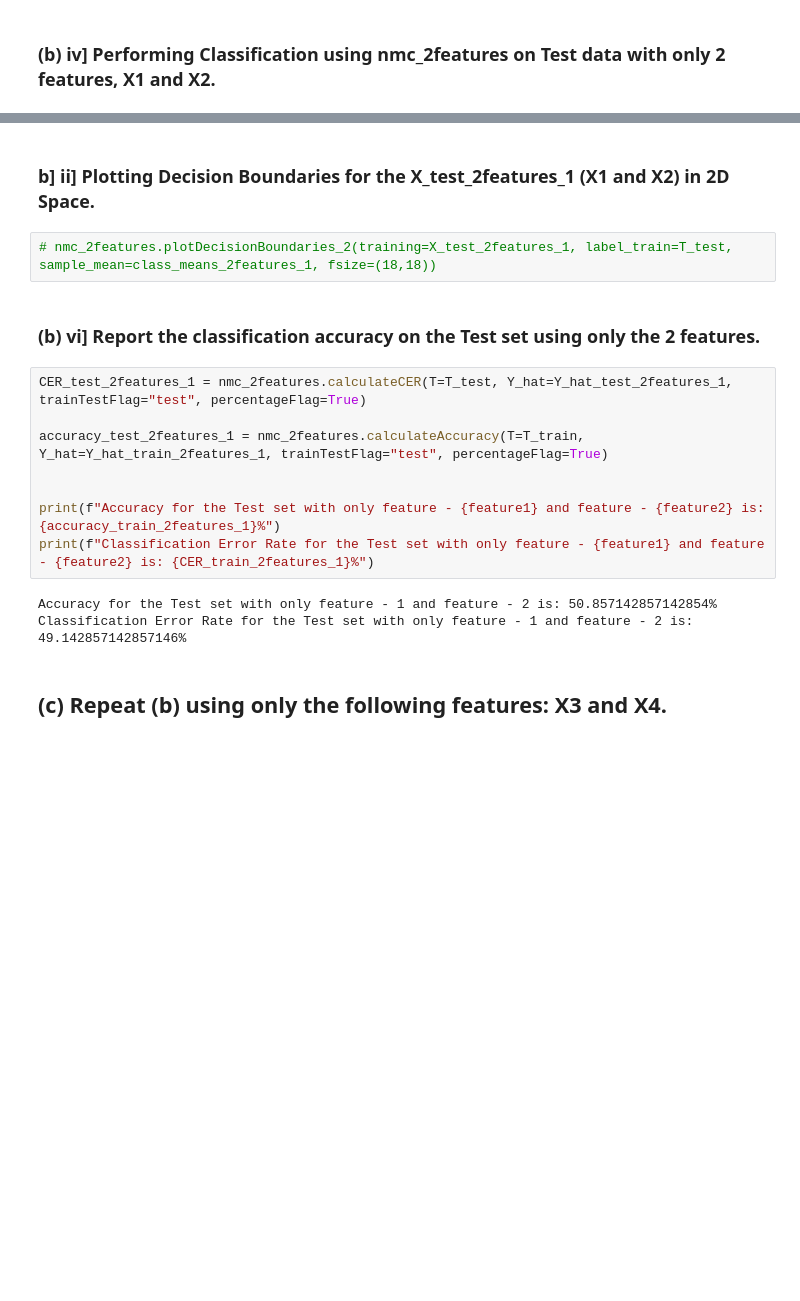
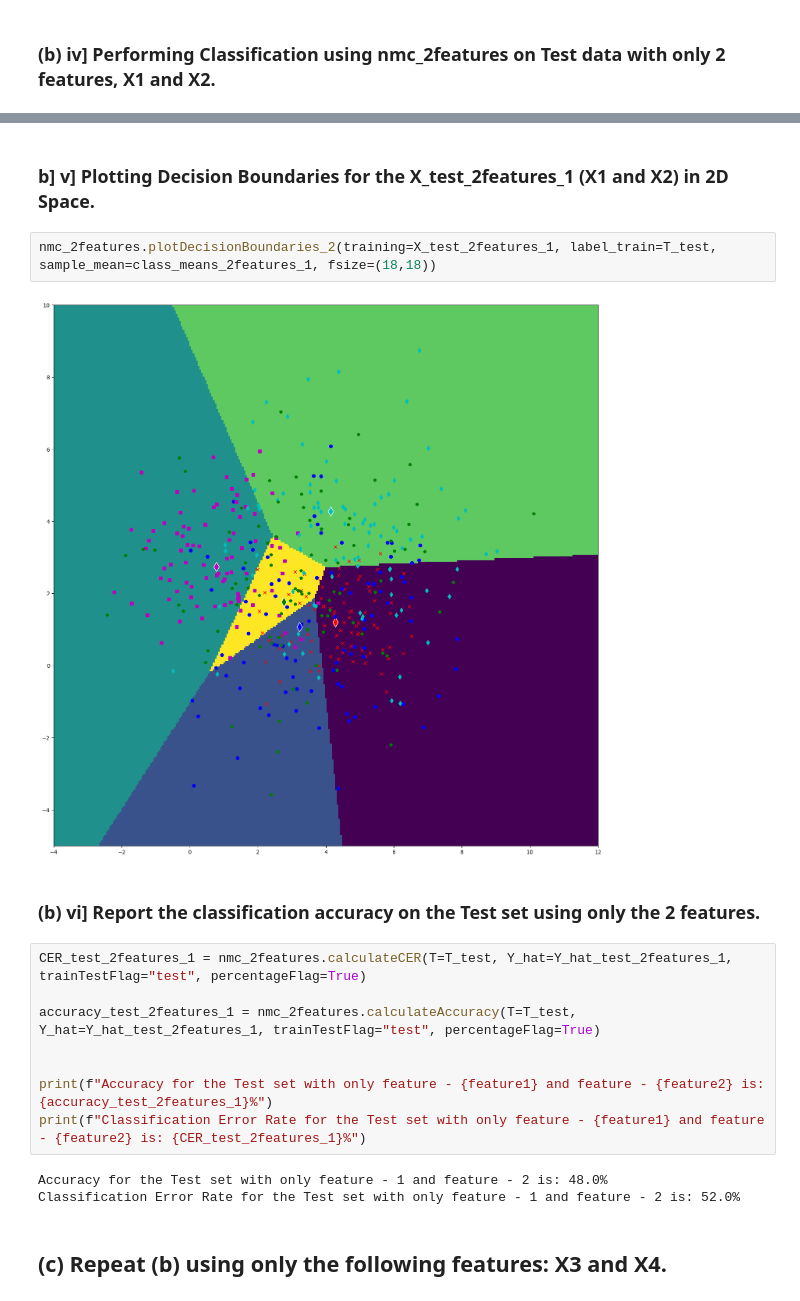
Before and after one commit to SudeshKumarSK/ee559-mlOne, a Jupyter notebook: HW-2/HomeworkTwo.ipynb, the cells around one changed output, grey strips where cells are left out. Drawn from its saved outputs; the diff is of its cells as text; blank space fills up the shorter version.

```diff
--- a/HW-2/HomeworkTwo.ipynb
+++ b/HW-2/HomeworkTwo.ipynb
@@ -191,22 +194,24 @@ Y_hat_test_2features_1 = nmc_2features.classify(X=X_test_2features_1, sample_mea
   Number of Target Classes: 5
 ---------------------------------------------------
 # %% [markdown]
-### b] ii] Plotting Decision Boundaries for the X_test_2features_1 (X1 and X2) in 2D Space.
+### b] v] Plotting Decision Boundaries for the X_test_2features_1 (X1 and X2) in 2D Space.
 # %%
-# nmc_2features.plotDecisionBoundaries_2(training=X_test_2features_1, label_train=T_test, sample_mean=class_means_2features_1, fsize=(18,18))
+nmc_2features.plotDecisionBoundaries_2(training=X_test_2features_1, label_train=T_test, sample_mean=class_means_2features_1, fsize=(18,18))
+# %% [output]
+[figure, added]
 # %% [markdown]
 ### (b) vi] Report the classification accuracy on the Test set using only the 2 features.
 # %%
 CER_test_2features_1 = nmc_2features.calculateCER(T=T_test, Y_hat=Y_hat_test_2features_1, trainTestFlag="test", percentageFlag=True)
 
-accuracy_test_2features_1 = nmc_2features.calculateAccuracy(T=T_train, Y_hat=Y_hat_train_2features_1, trainTestFlag="test", percentageFlag=True)
+accuracy_test_2features_1 = nmc_2features.calculateAccuracy(T=T_test, Y_hat=Y_hat_test_2features_1, trainTestFlag="test", percentageFlag=True)
 
 
-print(f"Accuracy for the Test set with only feature - {feature1} and feature - {feature2} is: {accuracy_train_2features_1}%")
-print(f"Classification Error Rate for the Test set with only feature - {feature1} and feature - {feature2} is: {CER_train_2features_1}%")
+print(f"Accuracy for the Test set with only feature - {feature1} and feature - {feature2} is: {accuracy_test_2features_1}%")
+print(f"Classification Error Rate for the Test set with only feature - {feature1} and feature - {feature2} is: {CER_test_2features_1}%")
 # %% [output]
-Accuracy for the Test set with only feature - 1 and feature - 2 is: 50.857142857142854%
-Classification Error Rate for the Test set with only feature - 1 and feature - 2 is: 49.142857142857146%
+Accuracy for the Test set with only feature - 1 and feature - 2 is: 48.0%
+Classification Error Rate for the Test set with only feature - 1 and feature - 2 is: 52.0%
 # %% [markdown]
 ## (c) Repeat (b) using only the following features: X3 and X4.
 # %% [markdown]
```
Also changed, not shown: parts of 34 cells of this notebook.
